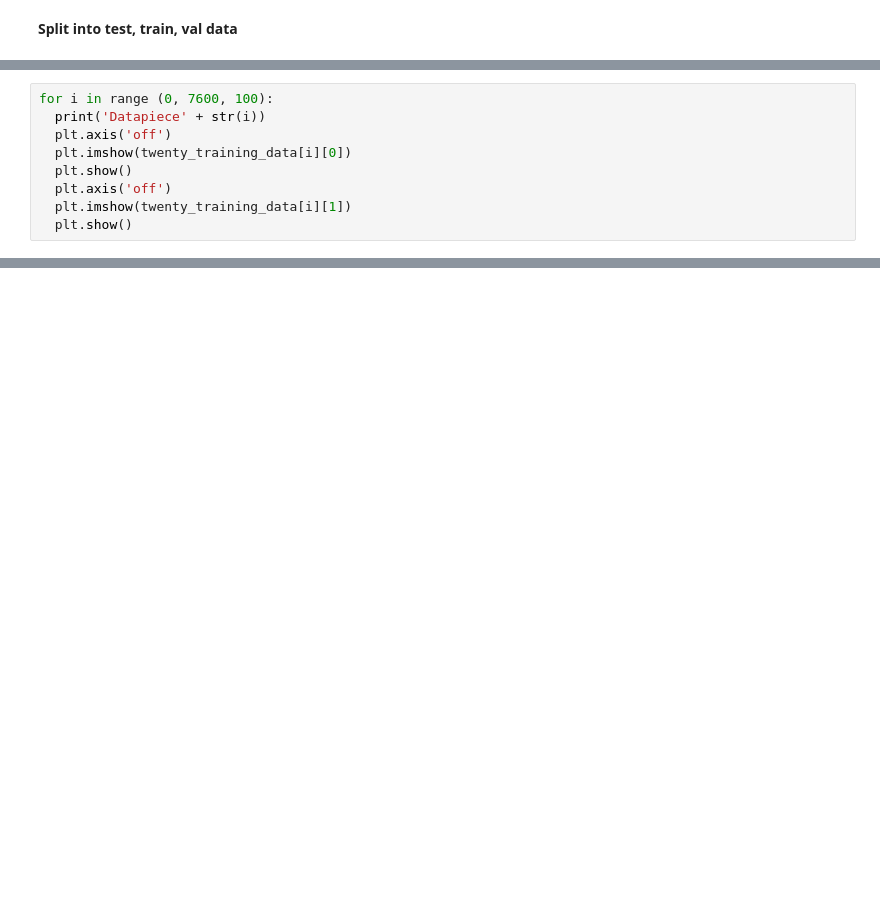
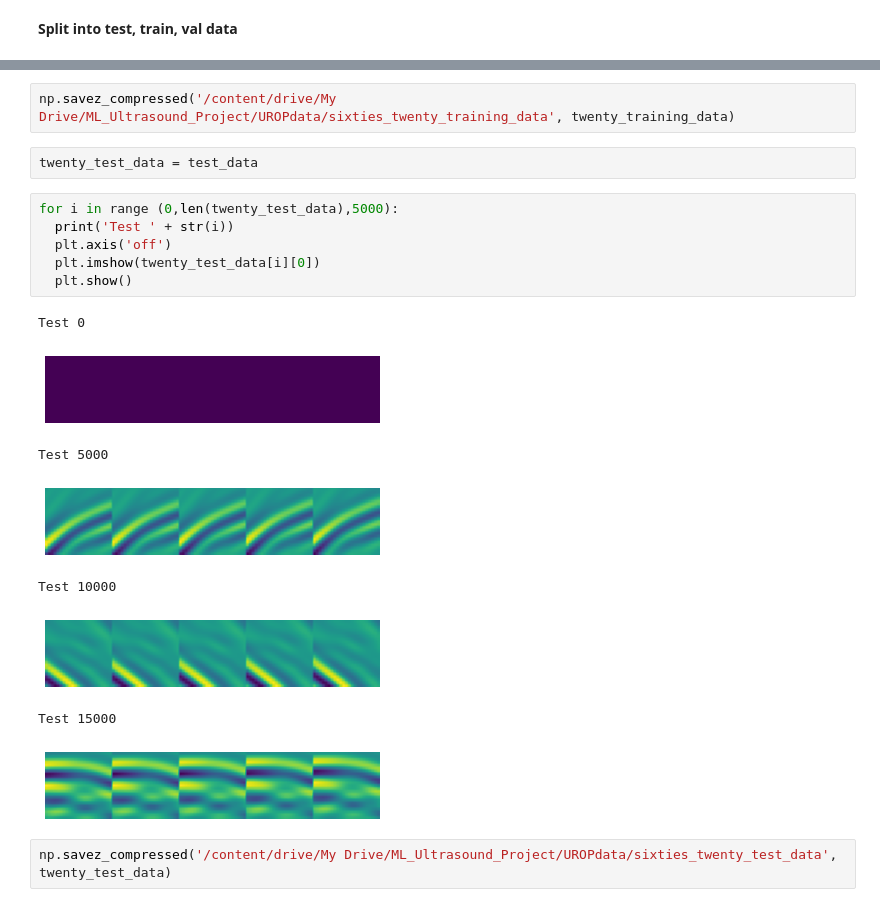
Before and after one commit to nicku-a/ConvLSTM_3D_Brain_Ultrasound, a Jupyter notebook: Debias_Data.ipynb, the cells around one changed output, grey strips where cells are left out. Saved outputs shown, nothing was run; the diff lists cells and outputs as text; blank space fills up the shorter version.

```diff
--- a/Debias_Data.ipynb
+++ b/Debias_Data.ipynb
@@ -924,9 +218,0 @@ random.shuffle(twenty_training_data)
-# %%
-for i in range (0, 7600, 100):
-  print('Datapiece' + str(i))
-  plt.axis('off')
-  plt.imshow(twenty_training_data[i][0])
-  plt.show()
-  plt.axis('off')
-  plt.imshow(twenty_training_data[i][1])
-  plt.show()
@@ -967,3 +277,24 @@ np.savez_compressed('/content/drive/My Drive/ML_Ultrasound_Project/UROPdata/twen
+# %%
+np.savez_compressed('/content/drive/My Drive/ML_Ultrasound_Project/UROPdata/sixties_twenty_training_data', twenty_training_data)
+# %%
+twenty_test_data = test_data
+# %%
+for i in range (0,len(twenty_test_data),5000):
+  print('Test ' + str(i))
+  plt.axis('off')
+  plt.imshow(twenty_test_data[i][0])
+  plt.show()
+# %% [output]
+Test 0
+[figure, added]
+Test 5000
+[figure, added]
+Test 10000
+[figure, added]
+Test 15000
+[figure, added]
+# %%
+np.savez_compressed('/content/drive/My Drive/ML_Ultrasound_Project/UROPdata/sixties_twenty_test_data', twenty_test_data)
 # %%
 train_imgs = []
 train_labs = []
```
Also changed, not shown: parts of 183 cells of this notebook.
